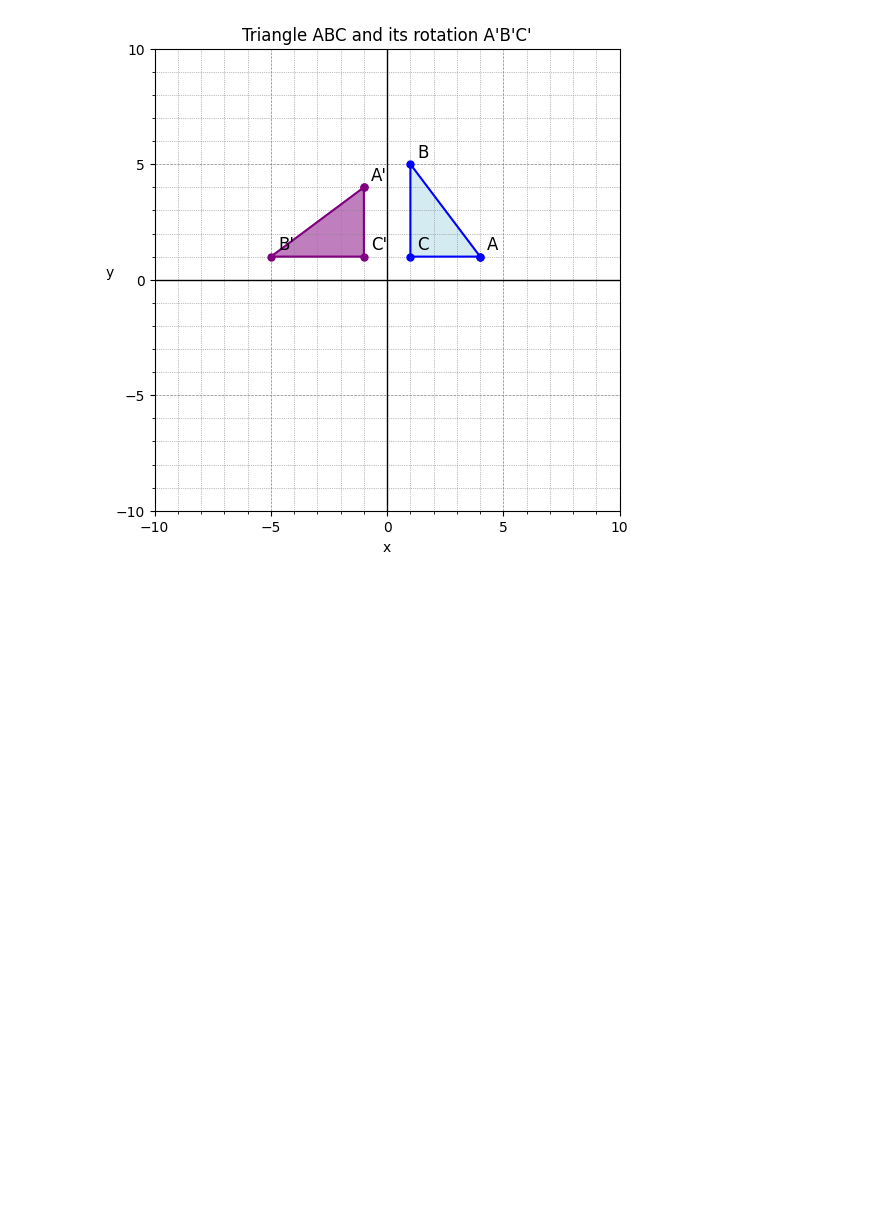
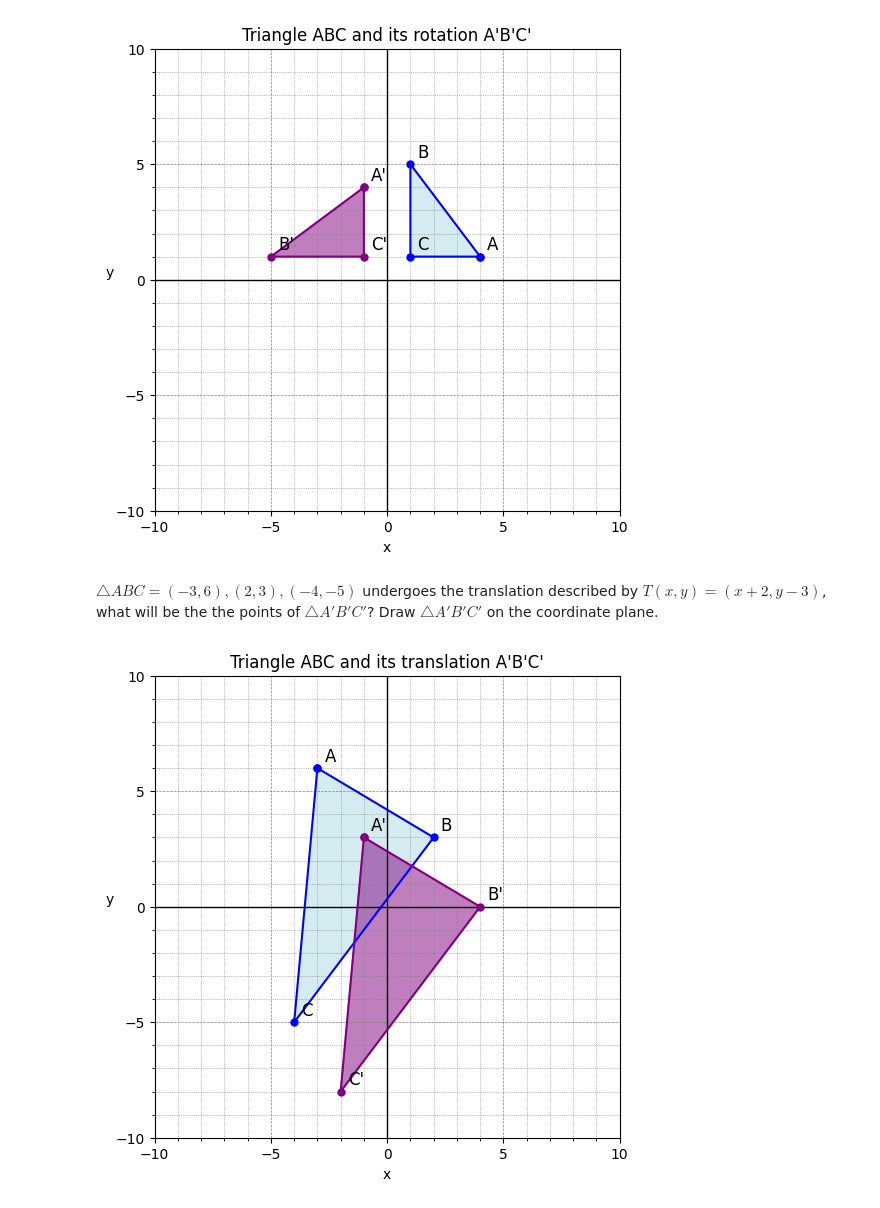
Before and after one commit to seanjiangsh/math-practice, a Jupyter notebook: geometry/geometry.ipynb, the cells around one changed output. Saved outputs shown, nothing was run; the diff lists cells and outputs as text; code cells hidden in the pictures; blank space fills up the shorter version.

Commit message:
Added translating figures in coordinate space graphing

```diff
--- a/geometry/geometry.ipynb
+++ b/geometry/geometry.ipynb
@@ -176,3 +176,33 @@ title = 'Triangle ABC and its rotation A\'B\'C\''
 plot_geometry(title, polygons=[triangle_abc, triangle_abc_rotated])
 # %% [output]
 [figure]
+# %% [markdown]
+$\triangle{ABC}=(-3,6), (2,3), (-4,-5)$ undergoes the translation described by $T(x,y) = (x+2,y−3)$, what will be the the points of $\triangle{A'B'C'}$? Draw $\triangle{A'B'C'}$ on the coordinate plane.
+# %%
+# triangle ABC = (-3,6), (2,3), (-4,-5)
+# triangle A'B'C' = (-1,3), (4,0), (-2,-8)
+
+triangle_abc_x = np.array([-3, 2, -4])
+triangle_abc_y = np.array([6, 3, -5])
+triangle_abc_points = ['A', 'B', 'C']
+triangle_abc = {
+    'x': triangle_abc_x,
+    'y': triangle_abc_y,
+    'points': triangle_abc_points
+}
+
+triangle_abc_translated_x = np.array([-1, 4, -2])
+triangle_abc_translated_y = np.array([3, 0, -8])
+triangle_abc_translated_points = ["A'", "B'", "C'"]
+triangle_abc_translated = {
+    'x': triangle_abc_translated_x,
+    'y': triangle_abc_translated_y,
+    'points': triangle_abc_translated_points,
+    'color': 'purple'
+}
+
+title = 'Triangle ABC and its translation A\'B\'C\''
+
+plot_geometry(title, polygons=[triangle_abc, triangle_abc_translated])
+# %% [output]
+[figure, added]
```
